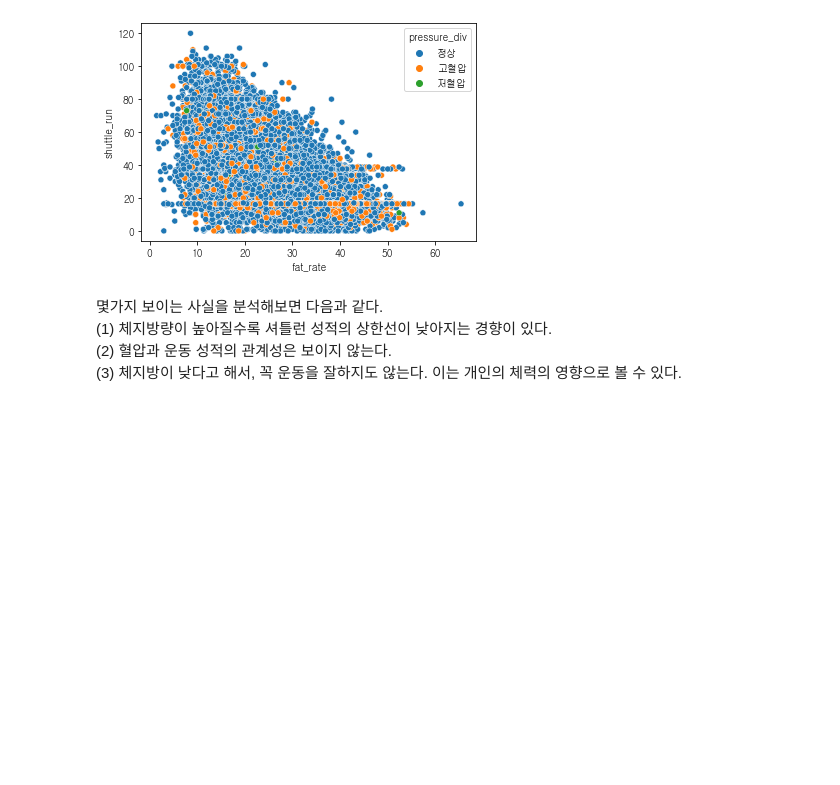
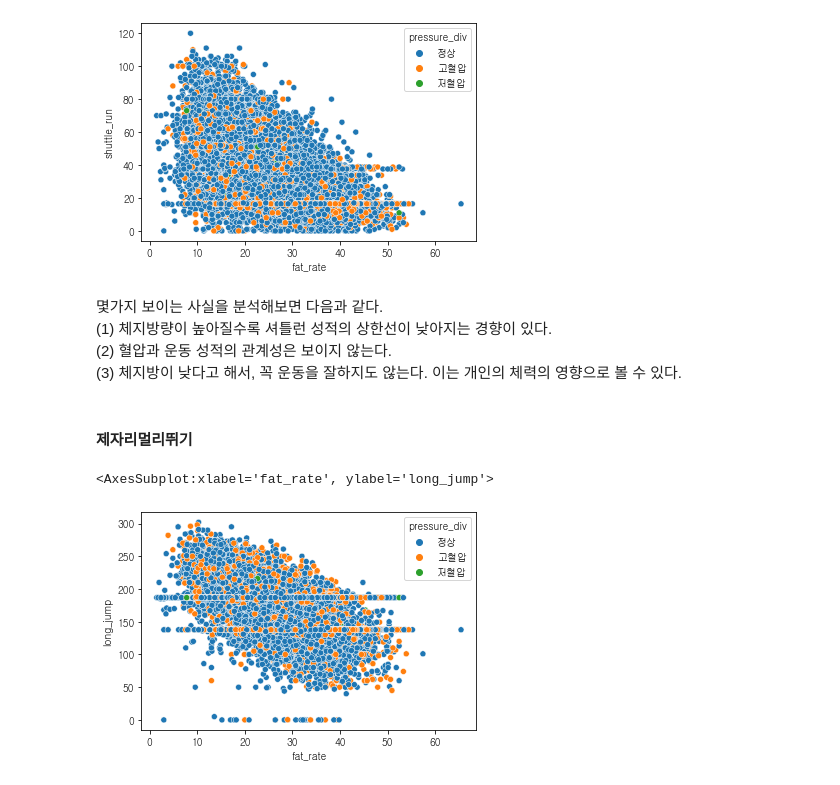
Before and after one commit to SeongwonTak/Data_projects, a Jupyter notebook: Physical_fitness_project/Physical_fitness_project.ipynb, the cells around one changed output. Saved outputs shown, nothing was run; the diff lists cells and outputs as text; code cells hidden in the pictures; blank space fills up the shorter version.

```diff
--- a/Physical_fitness_project/Physical_fitness_project.ipynb
+++ b/Physical_fitness_project/Physical_fitness_project.ipynb
@@ -1128,3 +1167,11 @@ sns.scatterplot(x = 'fat_rate', y = 'shuttle_run', data = non_handi_data,
 (1) 체지방량이 높아질수록 셔틀런 성적의 상한선이 낮아지는 경향이 있다.
 (2) 혈압과 운동 성적의 관계성은 보이지 않는다.
 (3) 체지방이 낮다고 해서, 꼭 운동을 잘하지도 않는다. 이는 개인의 체력의 영향으로 볼 수 있다.
+# %% [markdown]
+#### 제자리멀리뛰기
+# %%
+sns.scatterplot(x = 'fat_rate', y = 'long_jump', data = non_handi_data,
+               hue = 'pressure_div')
+# %% [output]
+<AxesSubplot:xlabel='fat_rate', ylabel='long_jump'>
+[figure, added]
```
Also changed, not shown: parts of 47 cells of this notebook.
